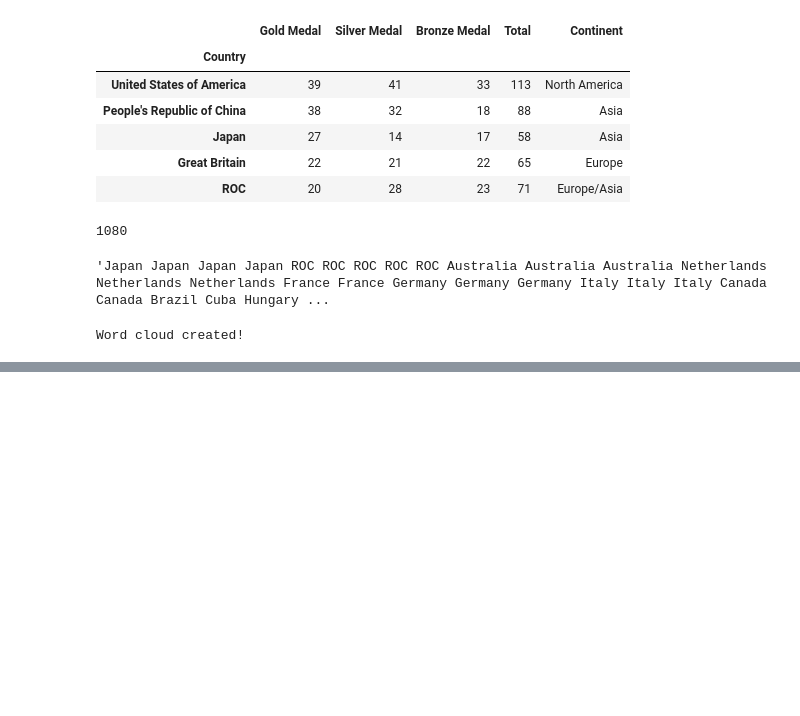
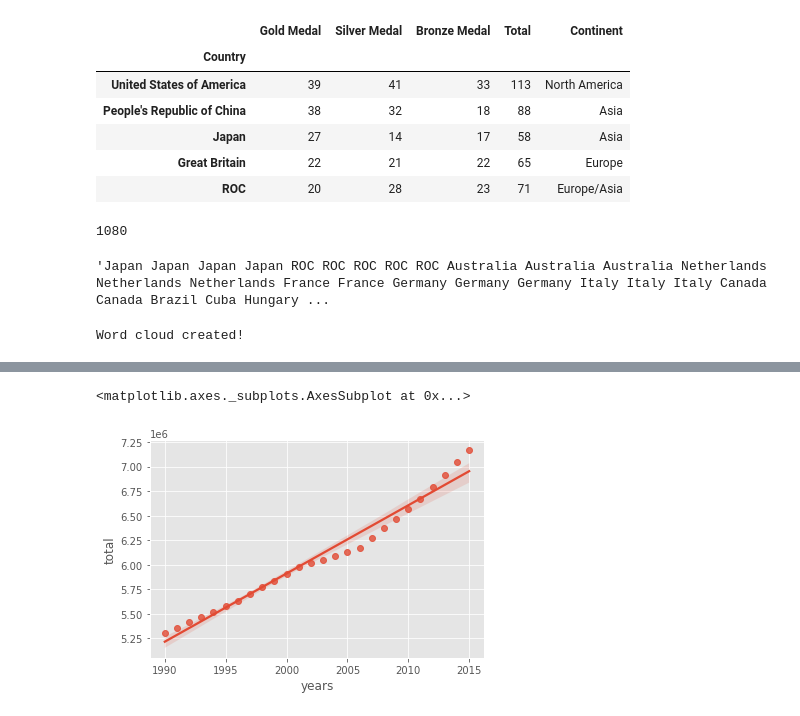
Before and after one commit to TsaniAflah/Perolehan-Mendali-pada-Olympic-2021, a Jupyter notebook: TUGAS_4.ipynb, the cells around one changed output, grey strips where cells are left out. Saved outputs shown, nothing was run; the diff lists cells and outputs as text; code cells hidden in the pictures; blank space fills up the shorter version.

```diff
--- a/TUGAS_4.ipynb
+++ b/TUGAS_4.ipynb
@@ -583,0 +651,2 @@ Word cloud created!
+# %%
+df_can1.set_index('Belief', inplace=True)
@@ -583,0 +662,2 @@ Word cloud created!
+# %%
+df_can1.drop(["Uniting Church"], axis=0, inplace=True)
@@ -583,0 +694,4 @@ Word cloud created!
+# %%
+year = list(map(str, range(1990, 2016)))
+
+year
@@ -583,0 +716,15 @@ Word cloud created!
+# %%
+# we can use the sum() method to get the total population per year
+df_tot1 = pd.DataFrame(df_can1[year].sum(axis=0))
+
+# change the years to type float (useful for regression later on)
+df_tot1.index = map(float, df_tot1.index)
+
+# reset the index to put in back in as a column in the df_tot dataframe
+df_tot1.reset_index(inplace=True)
+
+# rename columns
+df_tot1.columns = ['years', 'total']
+
+# view the final dataframe
+df_tot1.head()
@@ -583,0 +738,5 @@ Word cloud created!
+# %%
+sns.regplot(x='years', y='total', data=df_tot1)
+# %% [output]
+<matplotlib.axes._subplots.AxesSubplot at 0x...>
+[figure, added]
```
Also changed, not shown: parts of 24 cells of this notebook.
